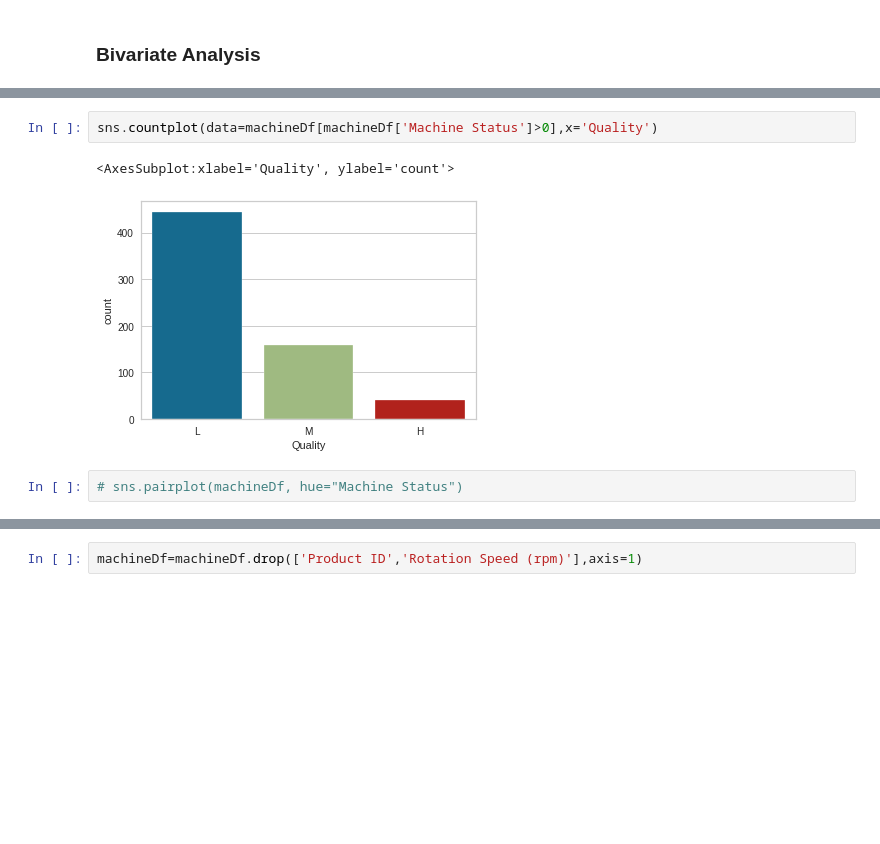
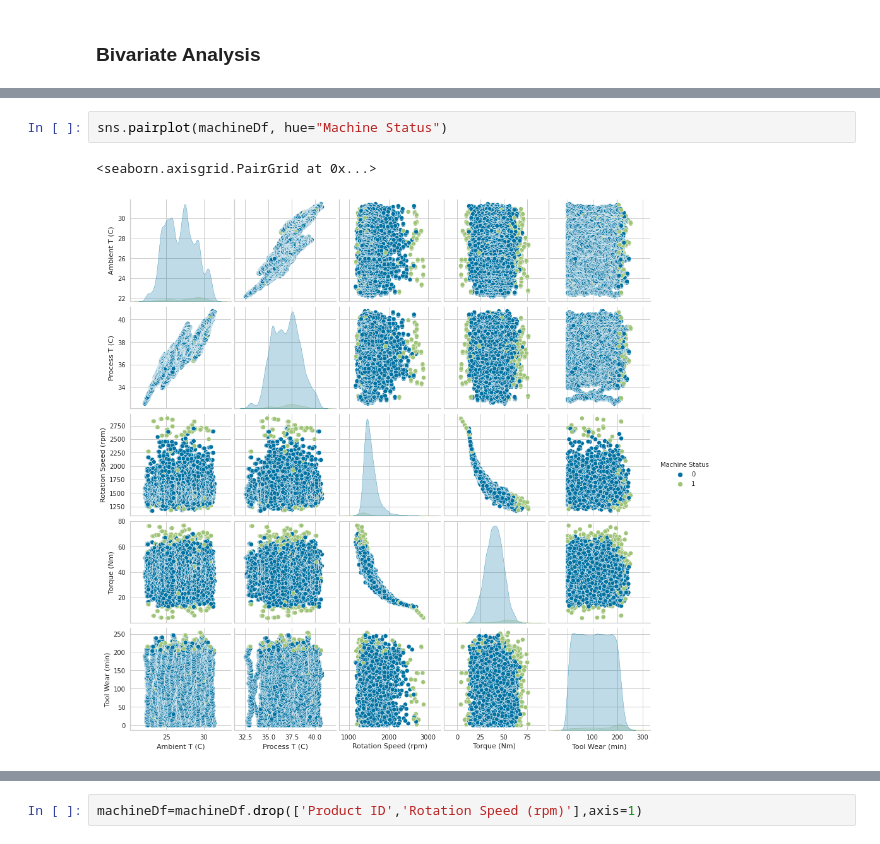
Before and after one commit to zhuofan-16/Machine_Failure_Prediction, a Jupyter notebook: Machine_Classification.ipynb, the cells around one changed output, grey strips where cells are left out. Drawn from its saved outputs; the diff is of its cells as text; blank space fills up the shorter version.

```diff
--- a/Machine_Classification.ipynb
+++ b/Machine_Classification.ipynb
@@ -287,7 +410,5 @@ Text(0.5, 1.0, 'Relationship between Torque and Rotation Speed')
 # %%
-sns.countplot(data=machineDf[machineDf['Machine Status']>0],x='Quality')
+sns.pairplot(machineDf, hue="Machine Status")
 # %% [output]
-<AxesSubplot:xlabel='Quality', ylabel='count'>
+<seaborn.axisgrid.PairGrid at 0x...>
-[figure, old version]
+[figure, new version]
-# %%
-# sns.pairplot(machineDf, hue="Machine Status")
```
Also changed, not shown: parts of 92 cells of this notebook.
